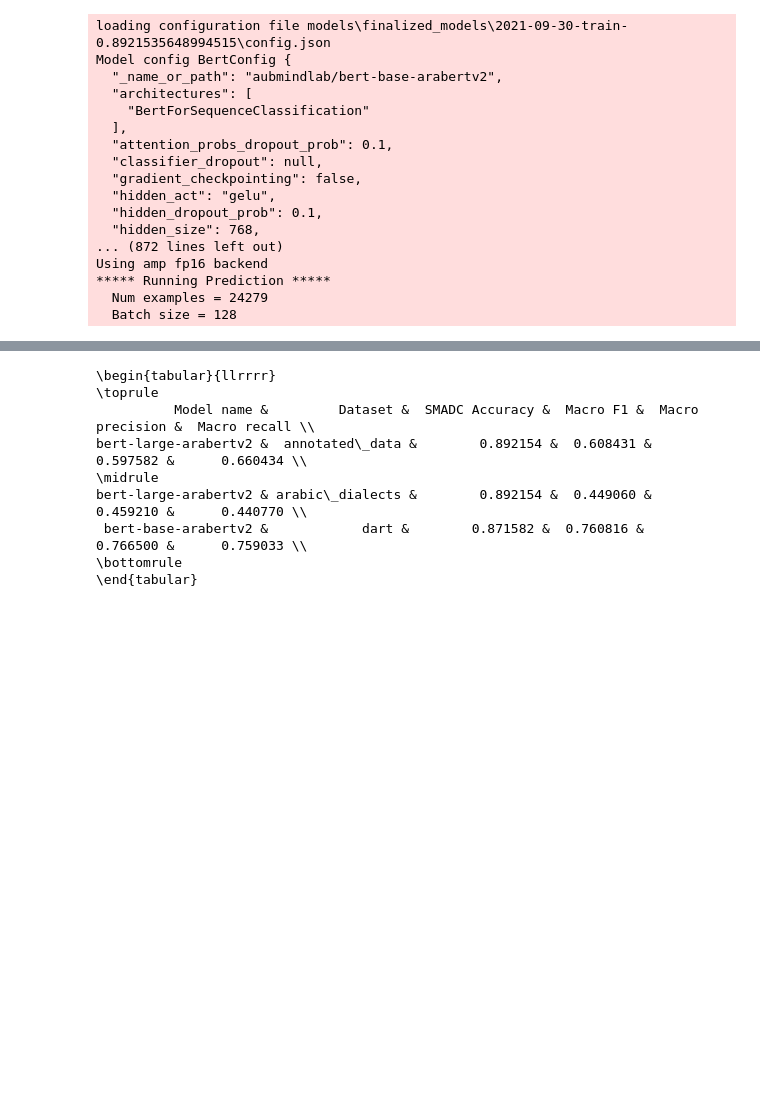
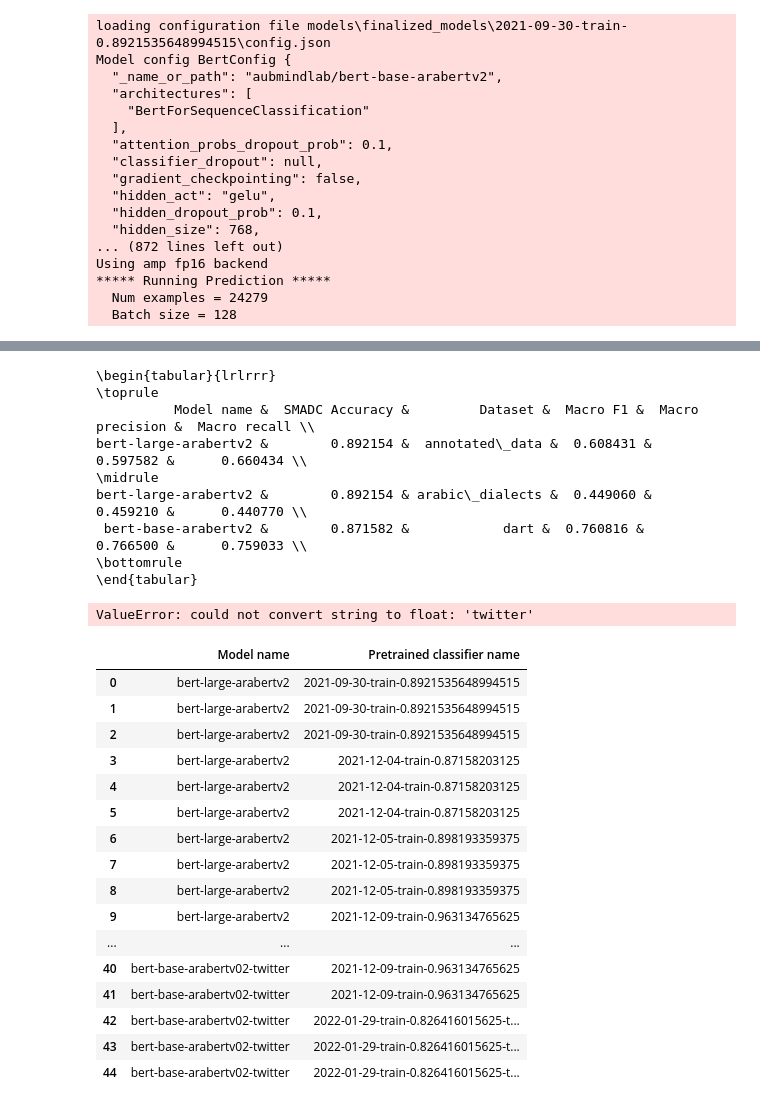
Before and after one commit to d7miiZ/Dialect-Graduation-Project, a Jupyter notebook: code/test_model.ipynb, the cells around one changed output, grey strips where cells are left out. Saved outputs shown, nothing was run; the diff lists cells and outputs as text; code cells hidden in the pictures; blank space fills up the shorter version.

```diff
--- a/code/test_model.ipynb
+++ b/code/test_model.ipynb
@@ -166,17 +166,45 @@ df_results.groupby("Dataset").apply(lambda df: df.sort_values("Macro F1").iloc[-
 | dart | aubmindlab/bert-base-arabertv2 | 2021-12-04-train-0.87158203125 | dart | ... | 0.783378 | 0.760816 | 0.766500 | 0.759033 | ... |
 # %%
 df_displayed = df_results.groupby("Dataset").apply(lambda df: df.sort_values("Macro F1").iloc[-1]).copy()
-cols = ["Model name", "Dataset", "SMADC Accuracy", "Macro F1", "Macro precision", "Macro recall"]
+cols = ["Model name", "SMADC Accuracy", "Dataset", "Macro F1", "Macro precision", "Macro recall"]
 df_displayed["Model name"] = df_displayed["Model name"].apply(lambda name: name[name.rindex("/")+1:])
 df_displayed["SMADC Accuracy"] = df_displayed["Pretrained classifier name"].apply(lambda name: round(float(name[name.rindex("-")+1:]), 6))
 print(df_displayed[cols].to_latex(index=False,))
 # %% [output]
-\begin{tabular}{llrrrr}
+\begin{tabular}{lrlrrr}
 \toprule
-          Model name &         Dataset &  SMADC Accuracy &  Macro F1 &  Macro precision &  Macro recall \\
-bert-large-arabertv2 &  annotated\_data &        0.892154 &  0.608431 &         0.597582 &      0.660434 \\
+          Model name &  SMADC Accuracy &         Dataset &  Macro F1 &  Macro precision &  Macro recall \\
+bert-large-arabertv2 &        0.892154 &  annotated\_data &  0.608431 &         0.597582 &      0.660434 \\
 \midrule
-bert-large-arabertv2 & arabic\_dialects &        0.892154 &  0.449060 &         0.459210 &      0.440770 \\
- bert-base-arabertv2 &            dart &        0.871582 &  0.760816 &         0.766500 &      0.759033 \\
+bert-large-arabertv2 &        0.892154 & arabic\_dialects &  0.449060 &         0.459210 &      0.440770 \\
+ bert-base-arabertv2 &        0.871582 &            dart &  0.760816 &         0.766500 &      0.759033 \\
 \bottomrule
 \end{tabular}
+# %%
+df_displayed = df_results[["Model name", "Pretrained classifier name"]].copy()
+df_displayed["Model name"] = df_displayed["Model name"].apply(lambda name: name[name.rindex("/")+1:])
+df_displayed["SMADC Accuracy"] = df_displayed["Pretrained classifier name"].apply(lambda name: round(float(name[name.rindex("-")+1:]), 6))
+
+print(df_displayed[["Model name", "SMADC Accuracy"]].to_latex(index=False,))
+# %% [output]
+ValueError: could not convert string to float: 'twitter'
+# %%
+df_displayed
+# %% [output]
+|  | Model name | Pretrained classifier name |
+| 0 | bert-large-arabertv2 | 2021-09-30-train-0.8921535648994515 |
+| 1 | bert-large-arabertv2 | 2021-09-30-train-0.8921535648994515 |
+| 2 | bert-large-arabertv2 | 2021-09-30-train-0.8921535648994515 |
+| 3 | bert-large-arabertv2 | 2021-12-04-train-0.87158203125 |
+| 4 | bert-large-arabertv2 | 2021-12-04-train-0.87158203125 |
+| 5 | bert-large-arabertv2 | 2021-12-04-train-0.87158203125 |
+| 6 | bert-large-arabertv2 | 2021-12-05-train-0.898193359375 |
+| 7 | bert-large-arabertv2 | 2021-12-05-train-0.898193359375 |
+| 8 | bert-large-arabertv2 | 2021-12-05-train-0.898193359375 |
+| 9 | bert-large-arabertv2 | 2021-12-09-train-0.963134765625 |
+| ... | ... | ... |
+| 40 | bert-base-arabertv02-twitter | 2021-12-09-train-0.963134765625 |
+| 41 | bert-base-arabertv02-twitter | 2021-12-09-train-0.963134765625 |
+| 42 | bert-base-arabertv02-twitter | 2022-01-29-train-0.826416015625-t... |
+| 43 | bert-base-arabertv02-twitter | 2022-01-29-train-0.826416015625-t... |
+| 44 | bert-base-arabertv02-twitter | 2022-01-29-train-0.826416015625-t... |
```
Also changed, not shown: 3 other files.
